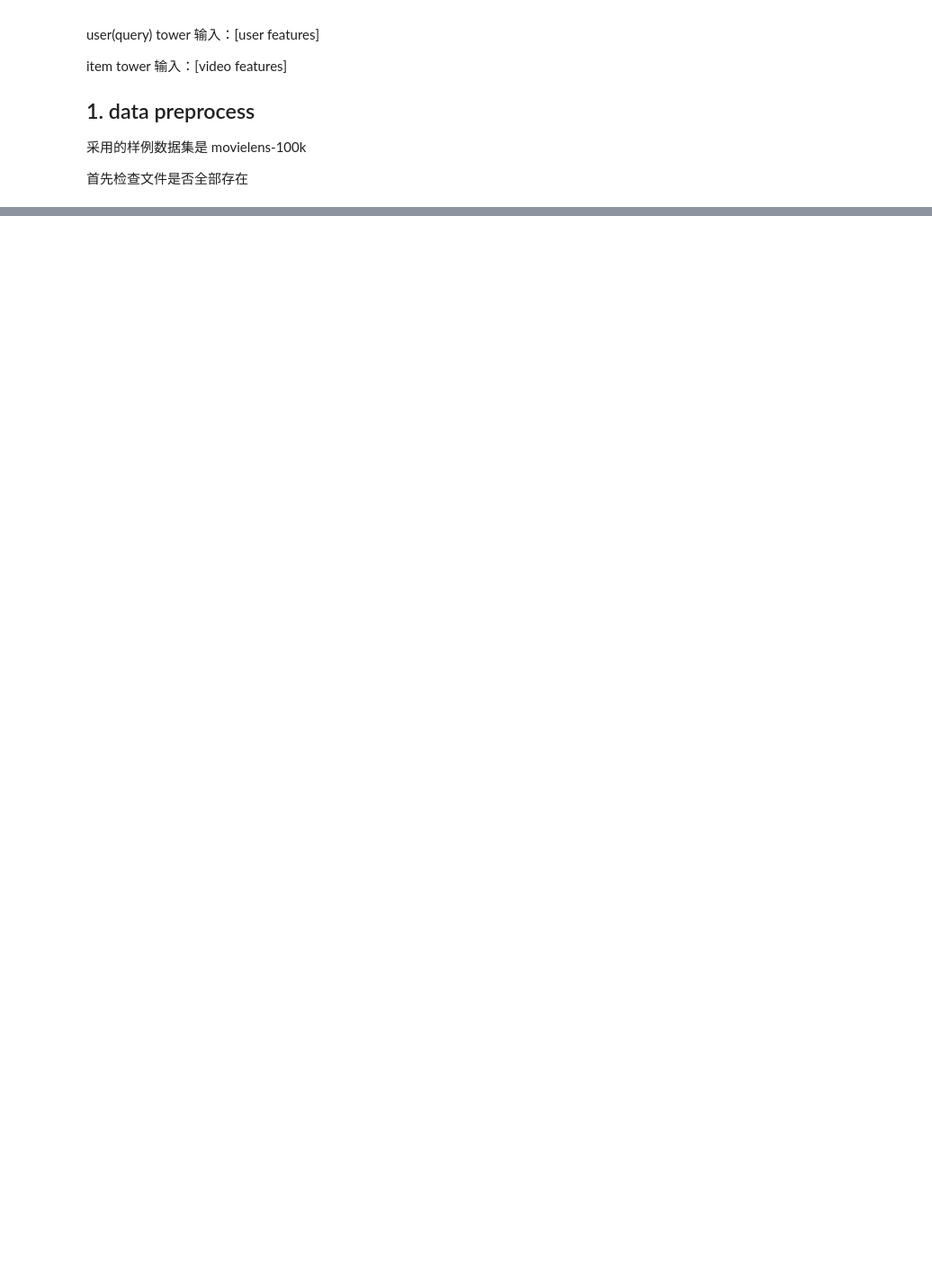
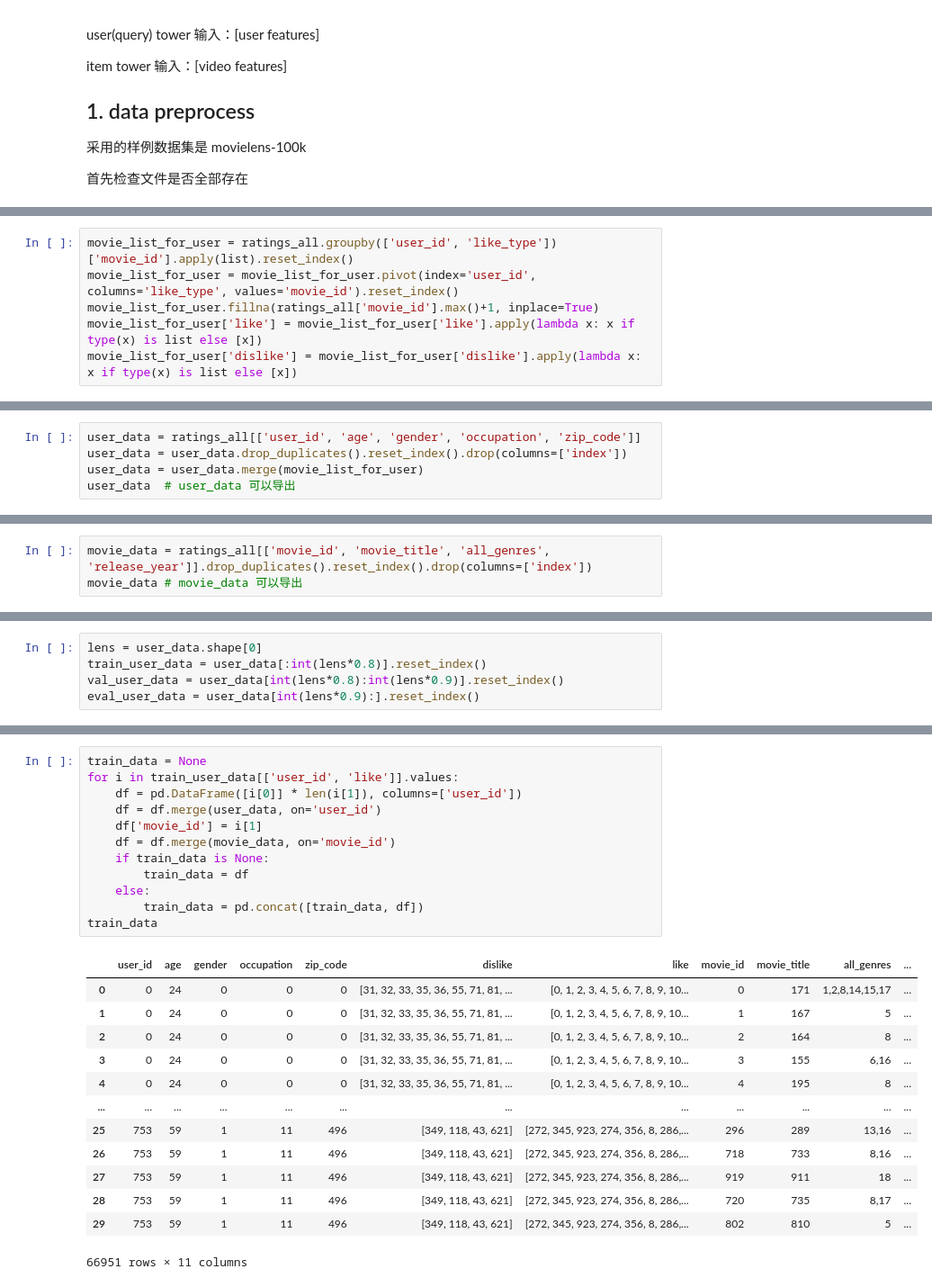
Before and after one commit to 2Mw/RS-Reproduce, a Jupyter notebook: notebooks/DoubleTowerDNN.ipynb, the cells around one changed output, grey strips where cells are left out. Shown at 90% size. Drawn from its saved outputs; the diff is of its cells as text; blank space fills up the shorter version.

```diff
--- a/notebooks/DoubleTowerDNN.ipynb
+++ b/notebooks/DoubleTowerDNN.ipynb
@@ -35,0 +158,6 @@ Check files over.
+# %%
+movie_list_for_user = ratings_all.groupby(['user_id', 'like_type'])['movie_id'].apply(list).reset_index()
+movie_list_for_user = movie_list_for_user.pivot(index='user_id', columns='like_type', values='movie_id').reset_index()
+movie_list_for_user.fillna(ratings_all['movie_id'].max()+1, inplace=True)
+movie_list_for_user['like'] = movie_list_for_user['like'].apply(lambda x: x if type(x) is list else [x])
+movie_list_for_user['dislike'] = movie_list_for_user['dislike'].apply(lambda x: x if type(x) is list else [x])
@@ -35,0 +198,5 @@ Check files over.
+# %%
+user_data = ratings_all[['user_id', 'age', 'gender', 'occupation', 'zip_code']]
+user_data = user_data.drop_duplicates().reset_index().drop(columns=['index'])
+user_data = user_data.merge(movie_list_for_user)
+user_data  # user_data 可以导出
@@ -35,0 +219,3 @@ Check files over.
+# %%
+movie_data = ratings_all[['movie_id', 'movie_title', 'all_genres', 'release_year']].drop_duplicates().reset_index().drop(columns=['index'])
+movie_data # movie_data 可以导出
@@ -35,0 +244,5 @@ Check files over.
+# %%
+lens = user_data.shape[0]
+train_user_data = user_data[:int(lens*0.8)].reset_index()
+val_user_data = user_data[int(lens*0.8):int(lens*0.9)].reset_index()
+eval_user_data = user_data[int(lens*0.9):].reset_index()
@@ -35,0 +265,26 @@ Check files over.
+# %%
+train_data = None
+for i in train_user_data[['user_id', 'like']].values:
+    df = pd.DataFrame([i[0]] * len(i[1]), columns=['user_id'])
+    df = df.merge(user_data, on='user_id')
+    df['movie_id'] = i[1]
+    df = df.merge(movie_data, on='movie_id')
+    if train_data is None:
+        train_data = df
+    else:
+        train_data = pd.concat([train_data, df])
+train_data
+# %% [output]
+|  | user_id | age | gender | occupation | zip_code | dislike | like | movie_id | movie_title | all_genres | ... |
+| 0 | 0 | 24 | 0 | 0 | 0 | [31, 32, 33, 35, 36, 55, 71, 81, ... | [0, 1, 2, 3, 4, 5, 6, 7, 8, 9, 10... | 0 | 171 | 1,2,8,14,15,17 | ... |
+| 1 | 0 | 24 | 0 | 0 | 0 | [31, 32, 33, 35, 36, 55, 71, 81, ... | [0, 1, 2, 3, 4, 5, 6, 7, 8, 9, 10... | 1 | 167 | 5 | ... |
+| 2 | 0 | 24 | 0 | 0 | 0 | [31, 32, 33, 35, 36, 55, 71, 81, ... | [0, 1, 2, 3, 4, 5, 6, 7, 8, 9, 10... | 2 | 164 | 8 | ... |
+| 3 | 0 | 24 | 0 | 0 | 0 | [31, 32, 33, 35, 36, 55, 71, 81, ... | [0, 1, 2, 3, 4, 5, 6, 7, 8, 9, 10... | 3 | 155 | 6,16 | ... |
+| 4 | 0 | 24 | 0 | 0 | 0 | [31, 32, 33, 35, 36, 55, 71, 81, ... | [0, 1, 2, 3, 4, 5, 6, 7, 8, 9, 10... | 4 | 195 | 8 | ... |
+| ... | ... | ... | ... | ... | ... | ... | ... | ... | ... | ... | ... |
+| 25 | 753 | 59 | 1 | 11 | 496 | [349, 118, 43, 621] | [272, 345, 923, 274, 356, 8, 286,... | 296 | 289 | 13,16 | ... |
+| 26 | 753 | 59 | 1 | 11 | 496 | [349, 118, 43, 621] | [272, 345, 923, 274, 356, 8, 286,... | 718 | 733 | 8,16 | ... |
+| 27 | 753 | 59 | 1 | 11 | 496 | [349, 118, 43, 621] | [272, 345, 923, 274, 356, 8, 286,... | 919 | 911 | 18 | ... |
+| 28 | 753 | 59 | 1 | 11 | 496 | [349, 118, 43, 621] | [272, 345, 923, 274, 356, 8, 286,... | 720 | 735 | 8,17 | ... |
+| 29 | 753 | 59 | 1 | 11 | 496 | [349, 118, 43, 621] | [272, 345, 923, 274, 356, 8, 286,... | 802 | 810 | 5 | ... |
+66951 rows × 11 columns
```
Also changed, not shown: parts of 29 cells of this notebook, 1 other file.
